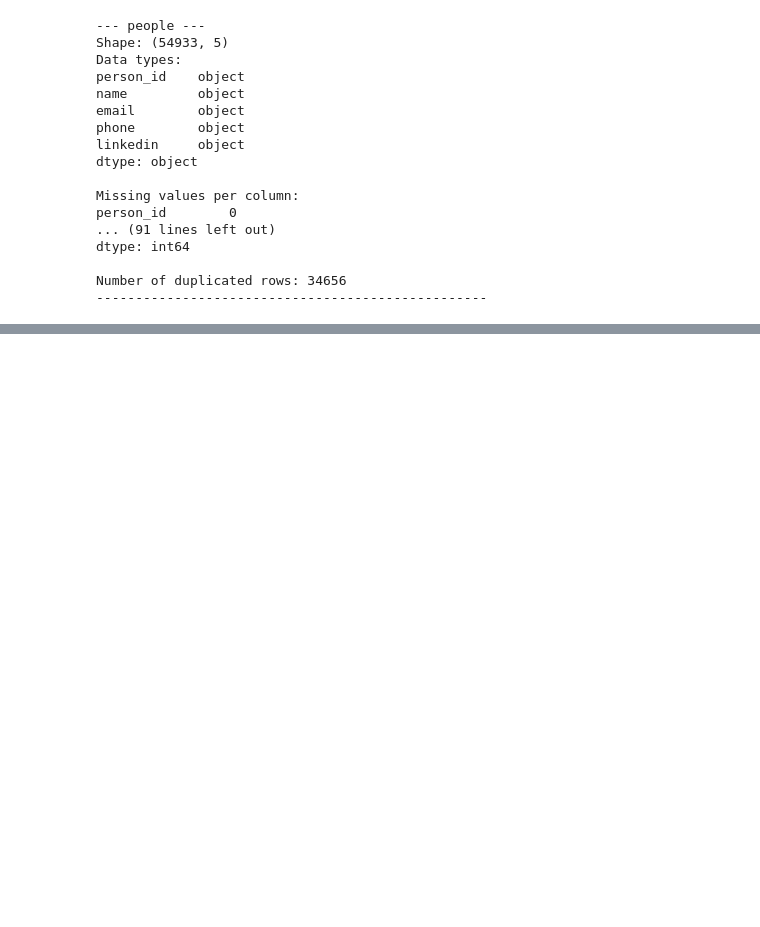
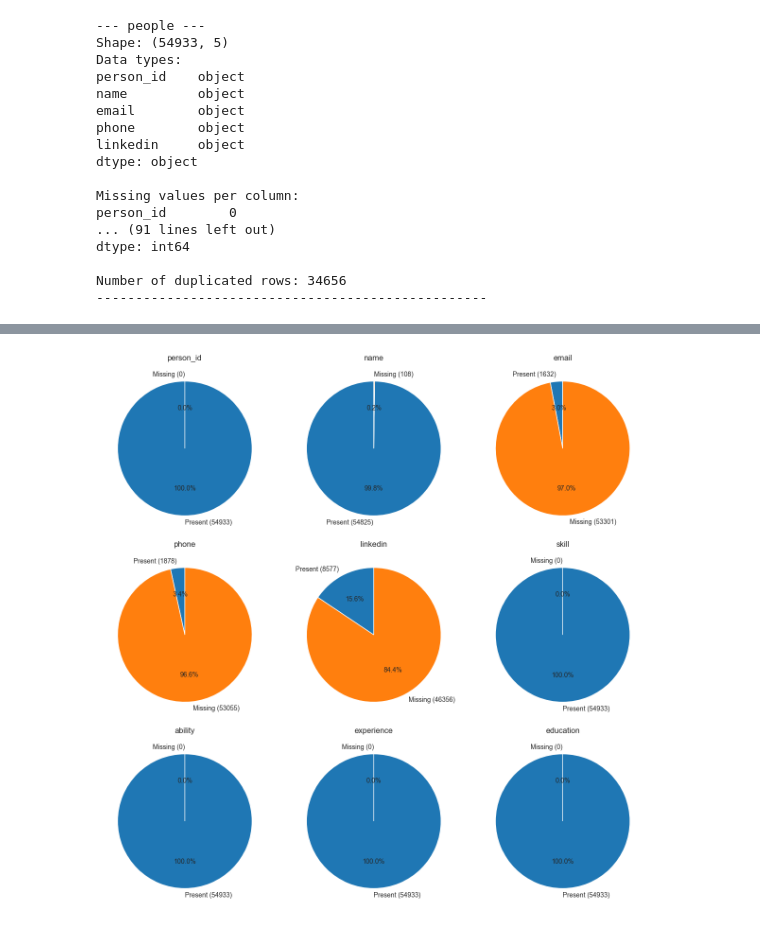
Before and after one commit to ZahraZellazi/NeuralTextEmbeddings, a Jupyter notebook: notebook/DataGeNn.ipynb, the cells around one changed output, grey strips where cells are left out. Drawn from its saved outputs; the diff is of its cells as text; code cells hidden in the pictures; blank space fills up the shorter version.

```diff
--- a/notebook/DataGeNn.ipynb
+++ b/notebook/DataGeNn.ipynb
@@ -25,7 +25,7 @@ numpy: 2.3.3
 seaborn: 0.13.2
 # %%
 # %% cell: find_files
-DATA_DIR = Path("/Users/zahra/Desktop/Hr DataGeneration/data")
+DATA_DIR = Path("C:/Users/ROYAUME MEDIAS/OneDrive/Desktop/DataGeneration/data")
 print("Checking data directory:", DATA_DIR.resolve())
 
 expected_files = [
@@ -441,0 +453,37 @@ DataFrameGroupBy.apply operated on the grouping columns. This behavior is deprec
+# %%
+# %% cell: missing_values_pies_grid
+import matplotlib.pyplot as plt
+import seaborn as sns
+import numpy as np
+
+# Use a vibrant color palette
+palette = sns.color_palette("tab10", 10)  # 10 distinct colors
+
+cols = full_df.columns
+n_cols = 3  # number of columns in grid
+n_rows = int(np.ceil(len(cols) / n_cols))
+
+fig, axes = plt.subplots(n_rows, n_cols, figsize=(n_cols*4, n_rows*4))
+
+for i, col in enumerate(cols):
+    row = i // n_cols
+    col_idx = i % n_cols
+    ax = axes[row, col_idx] if n_rows > 1 else axes[col_idx]
+
+    missing_count = full_df[col].isna().sum()
+    non_missing_count = len(full_df) - missing_count
+    sizes = [non_missing_count, missing_count]
+    labels = [f"Present ({non_missing_count})", f"Missing ({missing_count})"]
+
+    ax.pie(sizes, labels=labels, autopct="%1.1f%%", colors=[palette[0], palette[1]], startangle=90, textprops={'fontsize':10})
+    ax.set_title(col, fontsize=12)
+
+# Hide any empty subplots
+if n_rows*n_cols > len(cols):
+    for j in range(len(cols), n_rows*n_cols):
+        fig.delaxes(axes.flatten()[j])
+
+plt.tight_layout()
+plt.show()
+# %% [output]
+[figure, added]
```
Also changed, not shown: parts of 32 cells of this notebook, 1 other file.
